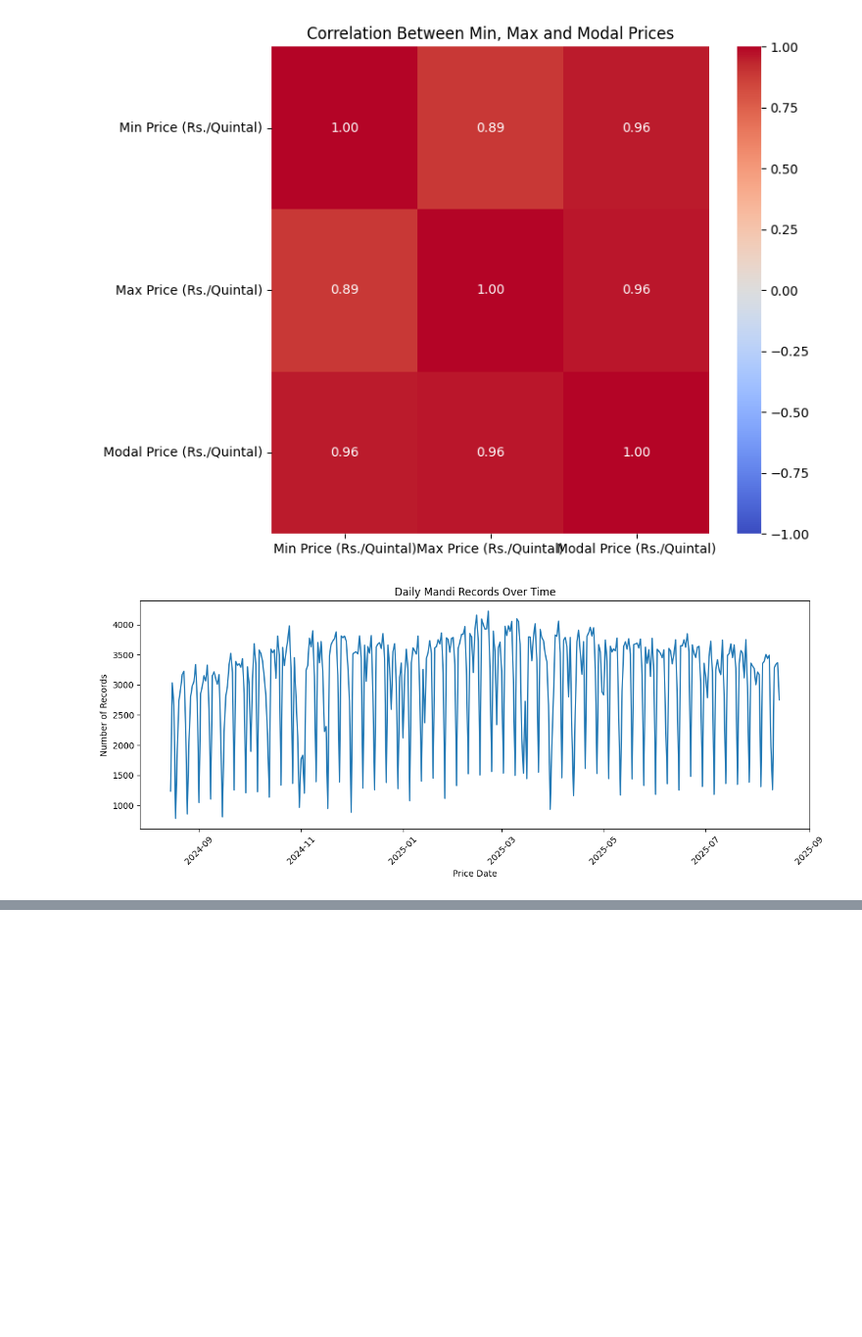
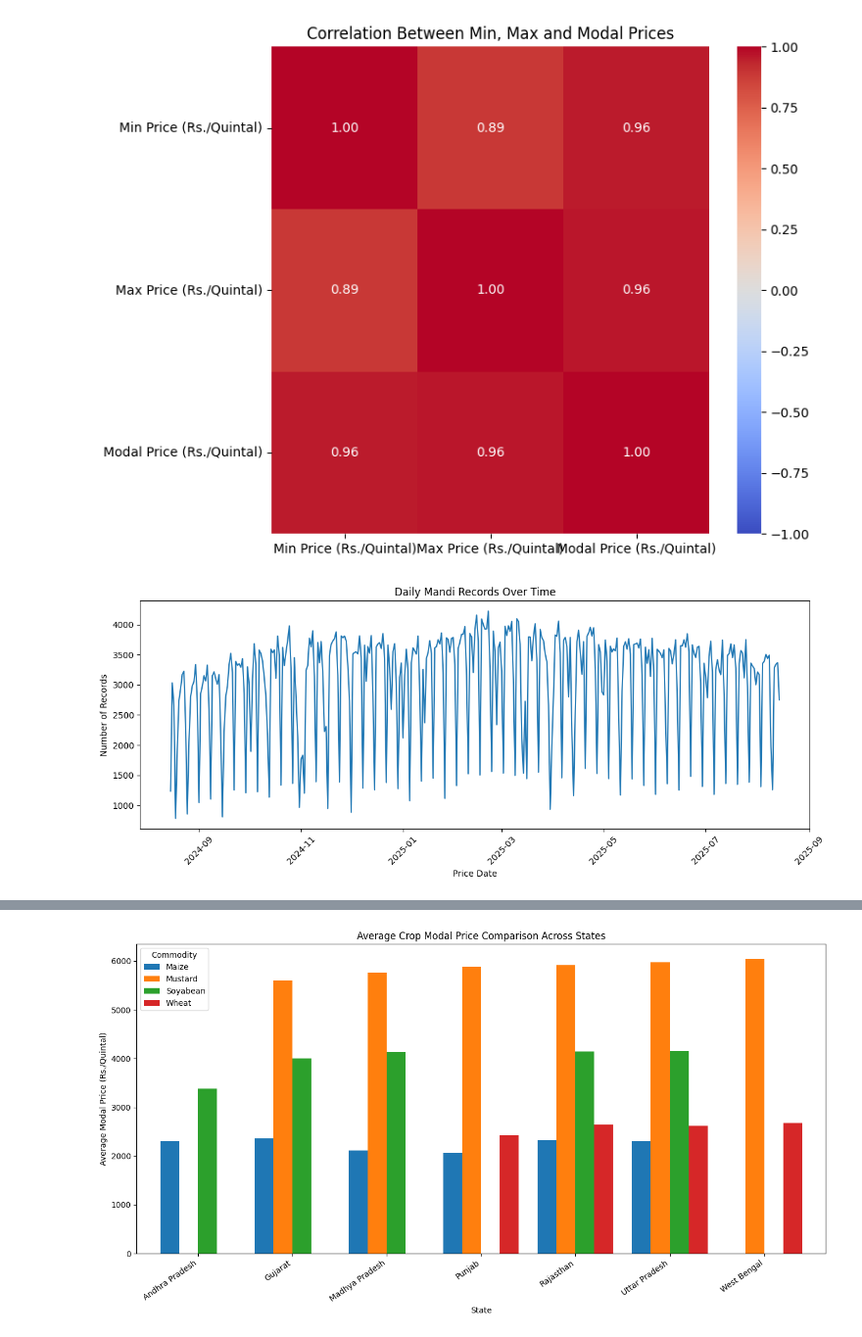
Before and after one commit to Sariq241/agribusiness-data-analysis-internship, a Jupyter notebook: Notebooks/agribusiness_analysis.ipynb, the cells around one changed output, grey strips where cells are left out. Shown at 98% size. Drawn from its saved outputs; the diff is of its cells as text; code cells hidden in the pictures; blank space fills up the shorter version.

```diff
--- a/Notebooks/agribusiness_analysis.ipynb
+++ b/Notebooks/agribusiness_analysis.ipynb
@@ -1474,0 +1767,21 @@ plt.show()
+# %%
+selected_crops = ["Wheat", "Rice", "Maize", "Soyabean", "Mustard"]
+state_crop_df = price_comparison_df[
+    price_comparison_df["Commodity"].astype(str).str.strip().str.lower().isin(
+        [crop.lower() for crop in selected_crops]
+    )
+].copy()
+state_crop_summary = (
+    state_crop_df.groupby(
+        ["State", "Commodity"]
+    )["Modal Price (Rs./Quintal)"]
+    .mean()
+    .reset_index()
+)
+state_crop_summary.columns = [
+    "State", "Commodity", "Average_Price"
+]
+print("Number of states:", state_crop_summary["State"].nunique())
+print("Number of state-crop combinations:", len(state_crop_summary))
+
+display(state_crop_summary.head(20).round(2))
@@ -1474,0 +1808,22 @@ plt.show()
+# %%
+
+import matplotlib.pyplot as plt
+state_crop_pivot = state_crop_summary.pivot(
+    index="State",
+    columns="Commodity",
+    values="Average_Price"
+)
+state_crop_pivot.plot(
+    kind="bar",
+    figsize=(13, 7),
+    width=0.8
+)
+plt.title("Average Crop Modal Price Comparison Across States")
+plt.xlabel("State")
+plt.ylabel("Average Modal Price (Rs./Quintal)")
+plt.xticks(rotation=35, ha="right")
+plt.legend(title="Commodity")
+plt.tight_layout()
+plt.show()
+# %% [output]
+[figure, added]
```
Also changed, not shown: parts of 82 cells of this notebook, 1 other file.
